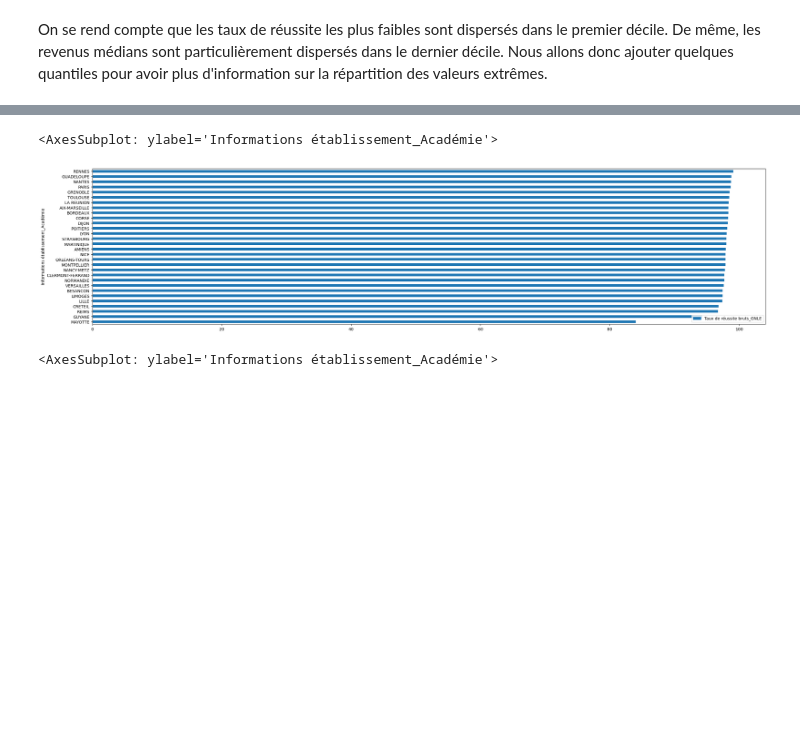
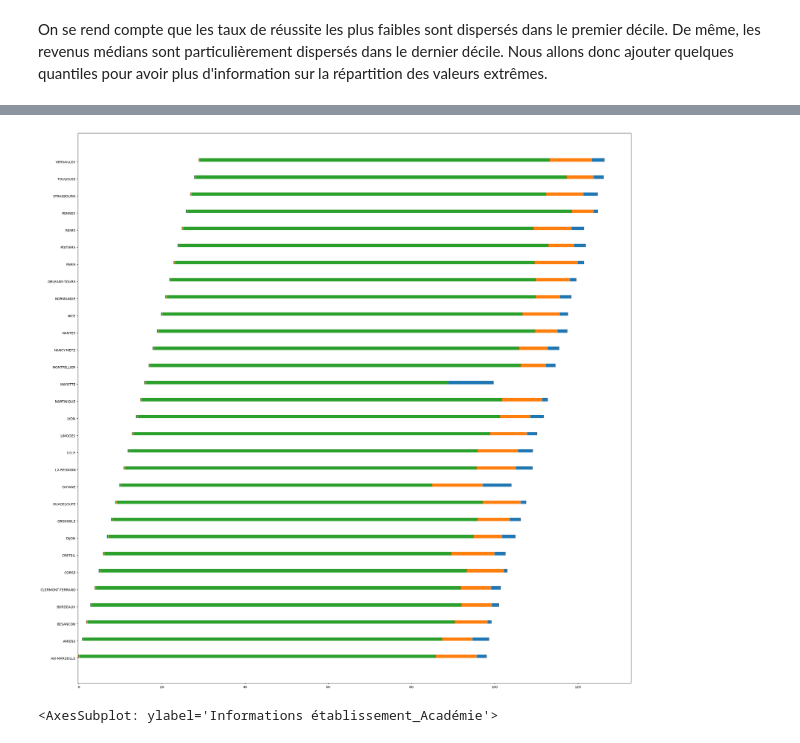
Before and after one commit to Acochepin/Python-2A---AC---JM---RS, a Jupyter notebook: Manipulation bases de données.ipynb, the cells around one changed output, grey strips where cells are left out. Drawn from its saved outputs; the diff is of its cells as text; code cells hidden in the pictures; blank space fills up the shorter version.

Commit message:
Diagramme en barres des taux de réussite pour totues les filières

```diff
--- a/Manipulation bases de données.ipynb
+++ b/Manipulation bases de données.ipynb
@@ -491,10 +515,39 @@ TypeError: 'str' object is not callable
 # %%
-df1 = df.groupby ("Informations établissement_Académie").agg({"Taux de réussite bruts_GNLE":"mean"})
-p1 = df1.sort_values ("Taux de réussite bruts_GNLE").plot (kind="barh", figsize = (30,7))
-p1
+#Diagramme en barres pour le bac général
+df_gnle = df.groupby ("Informations établissement_Académie").agg({"Taux de réussite bruts_GNLE":"mean"})
+df_gnle = df_gnle.reset_index()
+
+x_gnle = df_gnle["Informations établissement_Académie"].squeeze()
+y_gnle = df_gnle["Taux de réussite bruts_GNLE"].squeeze()
+
+
+#Diagramme en barres pour le bac technologique
+df_techno = df.groupby ("Informations établissement_Académie").agg({"Taux de réussite bruts_Taux brut techno":"mean"})
+df_techno = df_techno.reset_index()
+
+x_techno = df_techno["Informations établissement_Académie"].squeeze()
+y_techno = df_techno["Taux de réussite bruts_Taux brut techno"].squeeze()
+
+
+#Diagramme en barres pour le bac professionnel
+df_pro = df.groupby ("Informations établissement_Académie").agg({"Taux de réussite bruts_TOTAL_Pro":"mean"})
+df_pro = df_pro.reset_index()
+
+x_pro = df_pro["Informations établissement_Académie"].squeeze()
+y_pro = df_pro["Taux de réussite bruts_TOTAL_Pro"].squeeze()
+
+
+
+
+X = np.arange(30)
+width = 0.2
+plt.figure(figsize = [30,30])
+plt.barh (x_gnle, y_gnle, width, X - 0.2, align = 'edge')
+plt.barh (x_techno, y_techno, width, X, align = 'edge')
+plt.barh (x_pro, y_pro, width, X + 0.2, align = 'edge')
+plt.show()
 # %% [output]
-<AxesSubplot: ylabel='Informations établissement_Académie'>
-[figure, old version]
+[figure, new version]
 # %%
 df2 = df.groupby ("Informations établissement_Académie").agg({"Médiane (€)_Q219":"mean"})
 p2 = df2.sort_values ("Médiane (€)_Q219").plot (kind="barh", figsize = (30,7), color='green')
```
Also changed, not shown: parts of 8 cells of this notebook.
